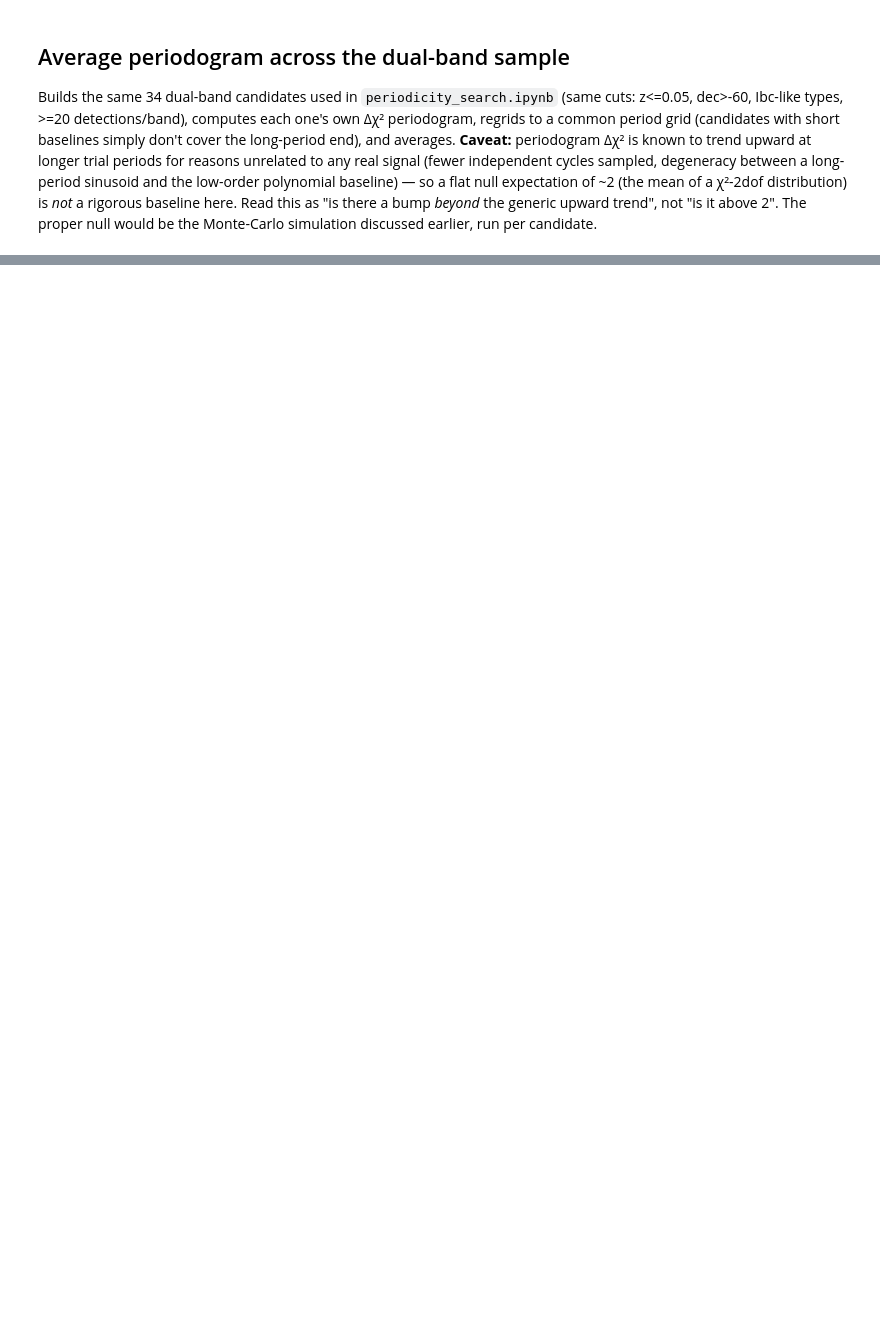
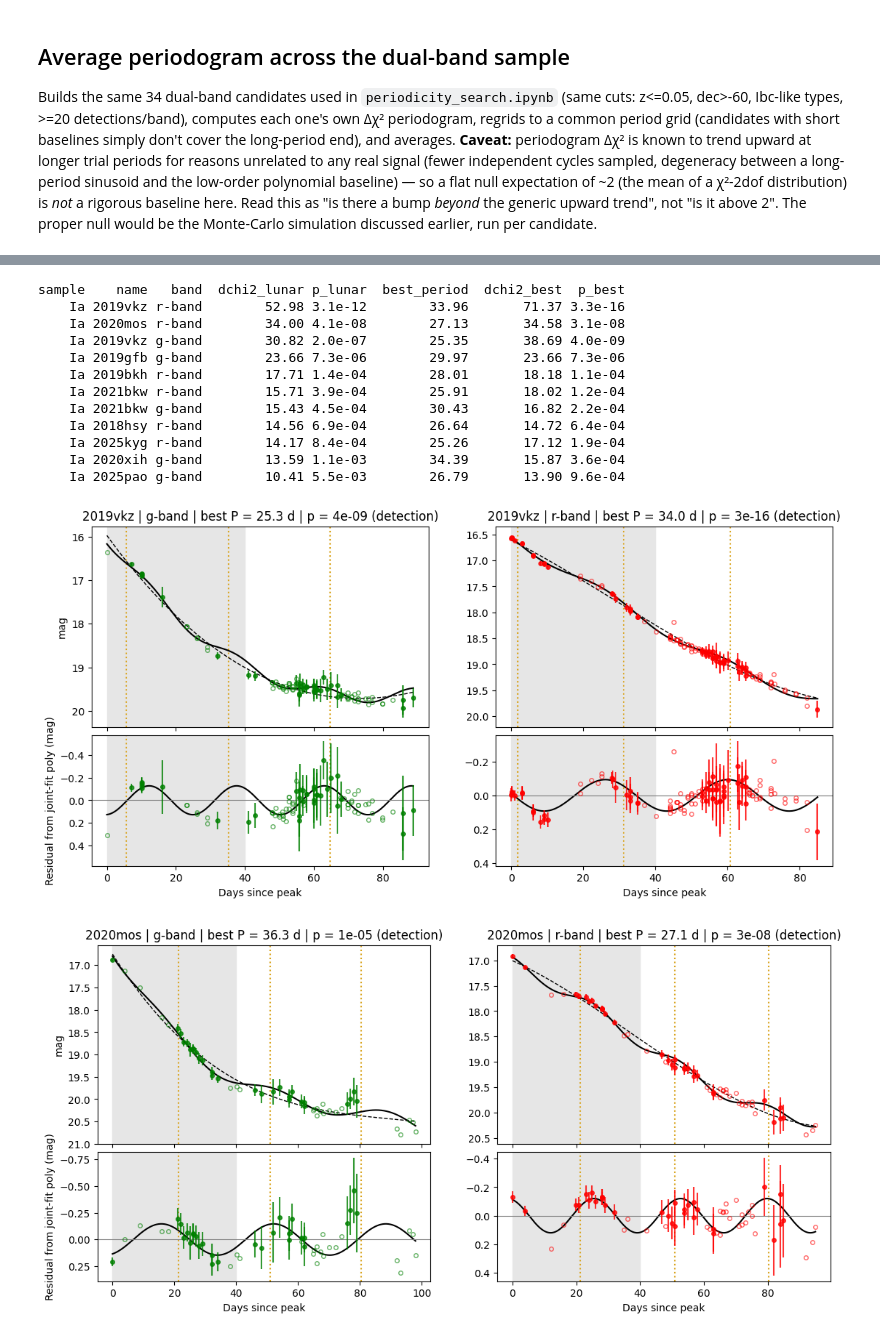
Before and after one commit to hoasaf3/sne_periodicity_search, a Jupyter notebook: moon_phase_check.ipynb, the cells around one changed output, grey strips where cells are left out. Cells and saved outputs as stored; diff of their text form; code cells hidden in the pictures; blank space fills up the shorter version.

```diff
--- a/moon_phase_check.ipynb
+++ b/moon_phase_check.ipynb
@@ -773,0 +1042,72 @@ plot_average_periodogram(period_grid, mean_excl, n_excl, title="Excluding 2020sg
+# %%
+def joint_sinusoid(res, days_fit):
+    """The sinusoid term of the joint poly+sinusoid fit. full_model - poly_model is NOT a pure sinusoid:
+    poly_model is the polynomial fitted alone, while the joint fit has its own polynomial coefficients."""
+    A, B = res["full_params"][-2:]
+    omega = 2 * np.pi * res["best_frequency"]
+    t_mean = np.mean(days_fit)  # same centering as _prepare_baseline
+    return lambda t: A * np.sin(omega * (np.asarray(t) - t_mean)) + B * np.cos(omega * (np.asarray(t) - t_mean))
+
+
+def plot_lc_with_moon(sn_name, lc_dir, shade_days=40):
+    lasair_tools.output_dir = lc_dir
+    try:
+        band_entries, _ = load_band_entries(sn_name)
+    finally:
+        lasair_tools.output_dir = "lasair_lightcurves"
+    band_entries = [e for e in band_entries if e["fid"] in (1, 2)]
+    fig, axes = plt.subplots(2, len(band_entries), figsize=(6.5 * len(band_entries), 6), sharex="col",
+                             gridspec_kw={"height_ratios": [2, 1.3], "hspace": 0.05}, squeeze=False)
+    for col, e in enumerate(band_entries):
+        ax, ax_r = axes[0, col], axes[1, col]
+        color = band_colors[e["fid"]]
+        days, up = e["days"], e["moon_up"]
+        t = np.linspace(days.min(), days.max(), 1000)
+        poly_model, full_model = e["res"]["poly_model"], e["res"]["full_model"]
+        sinusoid = joint_sinusoid(e["res"], days)
+        joint_poly = lambda t: full_model(t) - sinusoid(t)
+        joint_residuals = e["mag"] - joint_poly(days)
+
+        for a, y in [(ax, e["mag"]), (ax_r, joint_residuals)]:
+            a.errorbar(days[up], y[up], yerr=e["err"][up], fmt="o", color=color, ms=4, alpha=0.8, zorder=3)
+            a.plot(days[~up], y[~up], "o", mfc="none", mec=color, ms=4, alpha=0.6, zorder=3)
+            for fm in full_moon_days_since(e["jd"][0], days.min(), days.max()):
+                a.axvline(fm, color="goldenrod", ls=":", lw=1.5, zorder=1)
+            a.axvspan(0, shade_days, color="0.9", zorder=0)
+        ax.plot(t, poly_model(t), "k--", lw=1)
+        ax.plot(t, full_model(t), "k-", lw=1.5)
+        ax_r.plot(t, sinusoid(t), "k-", lw=1.5)
+        ax_r.axhline(0, color="0.5", lw=0.8)
+        ax.invert_yaxis()
+        ax_r.invert_yaxis()
+        pval = e["res"]["p_value_single_freq"]
+        pval_str = f"p = {pval:.1g}" if pval > 0 else r"p < $10^{-16}$"
+        det = " (detection)" if is_single_band_detection(e["res"]) else ""
+        ax.set_title(f"{sn_name} | {band_str[e['fid']]} | best P = {e['res']['best_period']:.1f} d | {pval_str}{det}")
+        ax_r.set_xlabel("Days since peak")
+    axes[0, 0].set_ylabel("mag")
+    axes[1, 0].set_ylabel("Residual from joint-fit poly (mag)")
+    plt.show()
+
+
+ia_30d = lunar[(lunar["sample"] == "Ia") & lunar["best_period"].between(25, 35) & (lunar["p_lunar"] < 0.01)]
+ia_30d_names = ia_30d.sort_values("dchi2_lunar", ascending=False)["name"].unique()
+print(ia_30d.sort_values("dchi2_lunar", ascending=False).to_string(
+    index=False, float_format="{:.2f}".format, formatters={"p_lunar": "{:.1e}".format, "p_best": "{:.1e}".format}))
+for name in ia_30d_names[:6]:
+    plot_lc_with_moon(name, IA_OUTPUT_DIR)
+# %% [output]
+sample    name   band  dchi2_lunar p_lunar  best_period  dchi2_best  p_best
+    Ia 2019vkz r-band        52.98 3.1e-12        33.96       71.37 3.3e-16
+    Ia 2020mos r-band        34.00 4.1e-08        27.13       34.58 3.1e-08
+    Ia 2019vkz g-band        30.82 2.0e-07        25.35       38.69 4.0e-09
+    Ia 2019gfb g-band        23.66 7.3e-06        29.97       23.66 7.3e-06
+    Ia 2019bkh r-band        17.71 1.4e-04        28.01       18.18 1.1e-04
+    Ia 2021bkw r-band        15.71 3.9e-04        25.91       18.02 1.2e-04
+    Ia 2021bkw g-band        15.43 4.5e-04        30.43       16.82 2.2e-04
+    Ia 2018hsy r-band        14.56 6.9e-04        26.64       14.72 6.4e-04
+    Ia 2025kyg r-band        14.17 8.4e-04        25.26       17.12 1.9e-04
+    Ia 2020xih g-band        13.59 1.1e-03        34.39       15.87 3.6e-04
+    Ia 2025pao g-band        10.41 5.5e-03        26.79       13.90 9.6e-04
+[figure, added]
+[figure, added]
```
Also changed, not shown: parts of 17 cells of this notebook, 4 other files.
